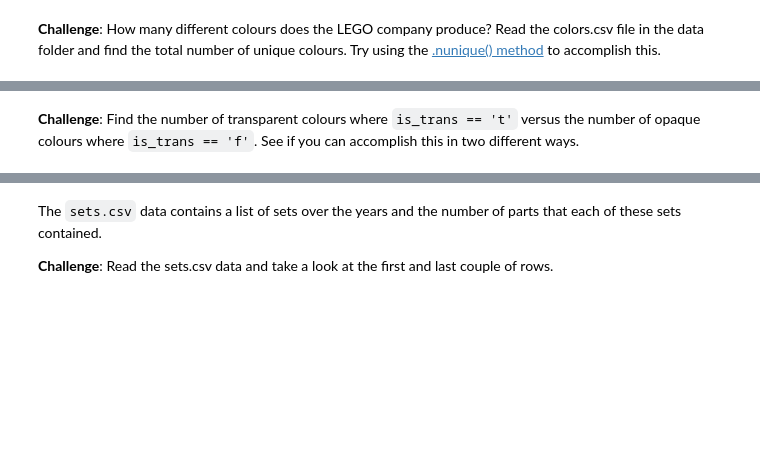
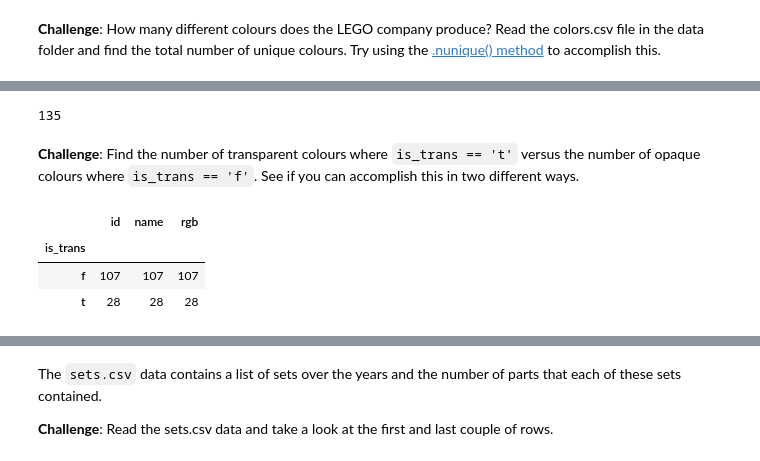
Before and after one commit to nipsalvin/Data-Science, a Jupyter notebook: LEGO Notebook and Data/Lego_Analysis_for_Course.ipynb, the cells around one changed output, grey strips where cells are left out. Cells and saved outputs as stored; diff of their text form; code cells hidden in the pictures; blank space fills up the shorter version.

```diff
--- a/LEGO Notebook and Data/Lego_Analysis_for_Course.ipynb
+++ b/LEGO Notebook and Data/Lego_Analysis_for_Course.ipynb
@@ -45,0 +29,3 @@ colors_df
+# %%
+colors = pd.read_csv('/content/drive/MyDrive/Data Science Projects/LEGO Notebook and Data/data/colors.csv')
+colors
@@ -50,2 +59,14 @@ colors_df
+# %%
+colors.name.nunique()
+colors['name'].nunique()
+# %% [output]
+135
 # %% [markdown]
 **Challenge**: Find the number of transparent colours where <code>is_trans == 't'</code> versus the number of opaque colours where <code>is_trans == 'f'</code>. See if you can accomplish this in two different ways.
+# %%
+colors.groupby('is_trans').count()
+# %% [output]
+|  | id | name | rgb |
+| is_trans |  |  |  |
+| f | 107 | 107 | 107 |
+| t | 28 | 28 | 28 |
```
Also changed, not shown: parts of 7 cells of this notebook.
